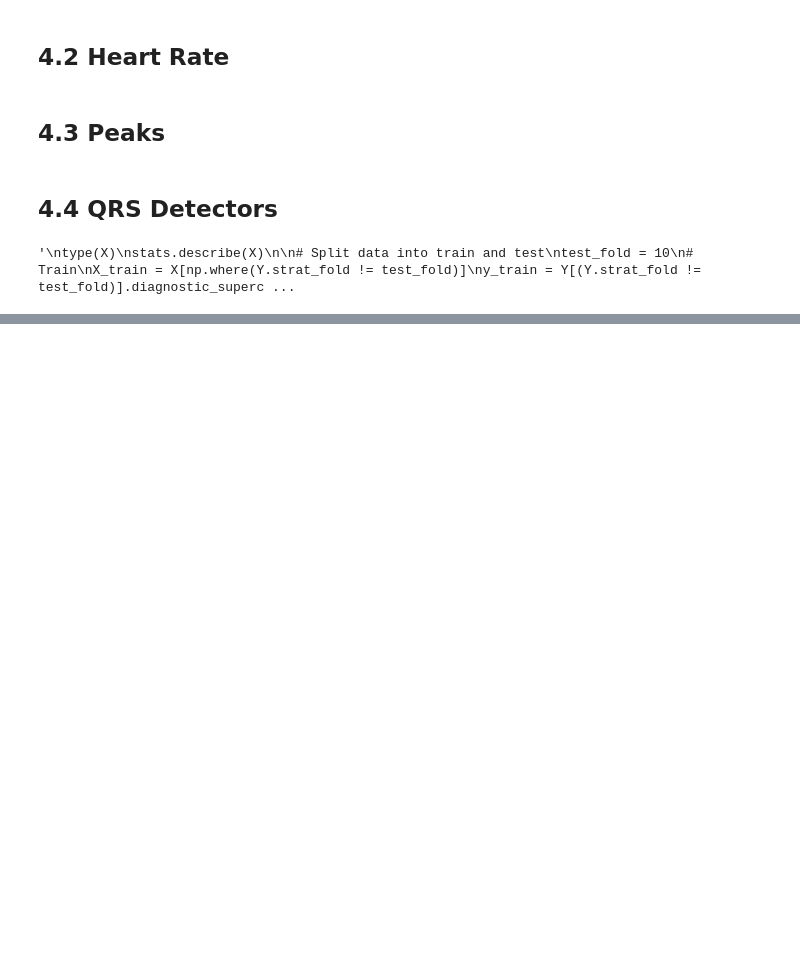
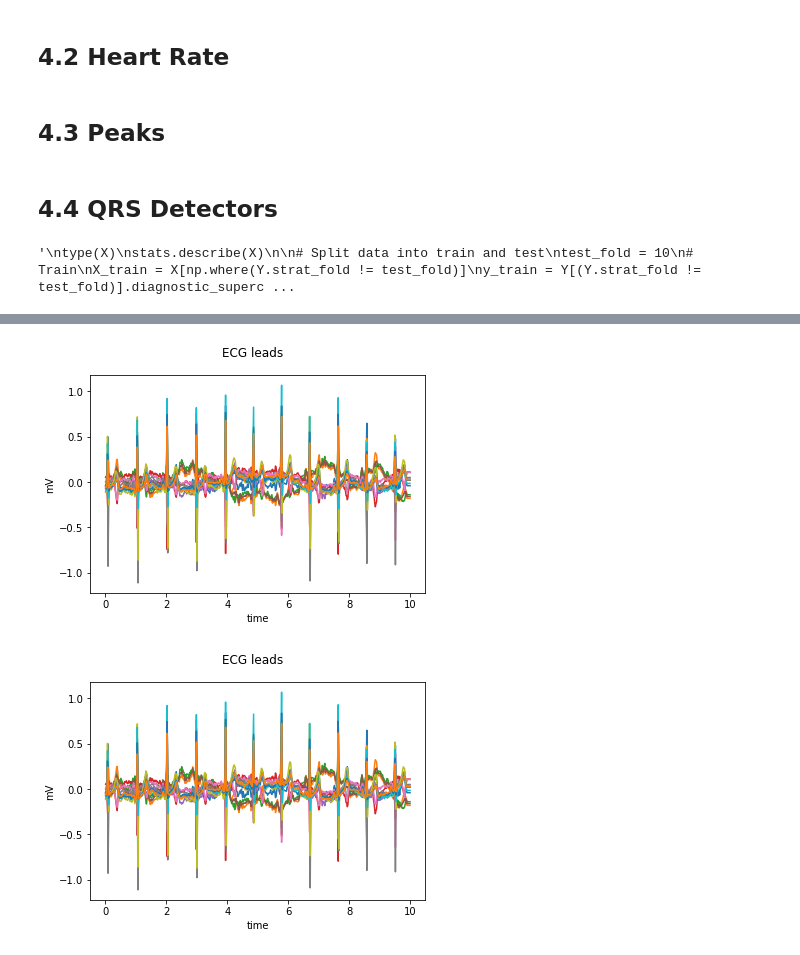
Before and after one commit to GabrieleBonzi/FDAxECG, a Jupyter notebook: Test.ipynb, the cells around one changed output, grey strips where cells are left out. Saved outputs shown, nothing was run; the diff lists cells and outputs as text; code cells hidden in the pictures; blank space fills up the shorter version.

```diff
--- a/Test.ipynb
+++ b/Test.ipynb
@@ -249,0 +275,5 @@ y_test = Y[Y.strat_fold == test_fold].diagnostic_superclass
+# %%
+fd.plot()
+# %% [output]
+[figure, added]
+[figure, added]
```
Also changed, not shown: parts of 25 cells of this notebook.
